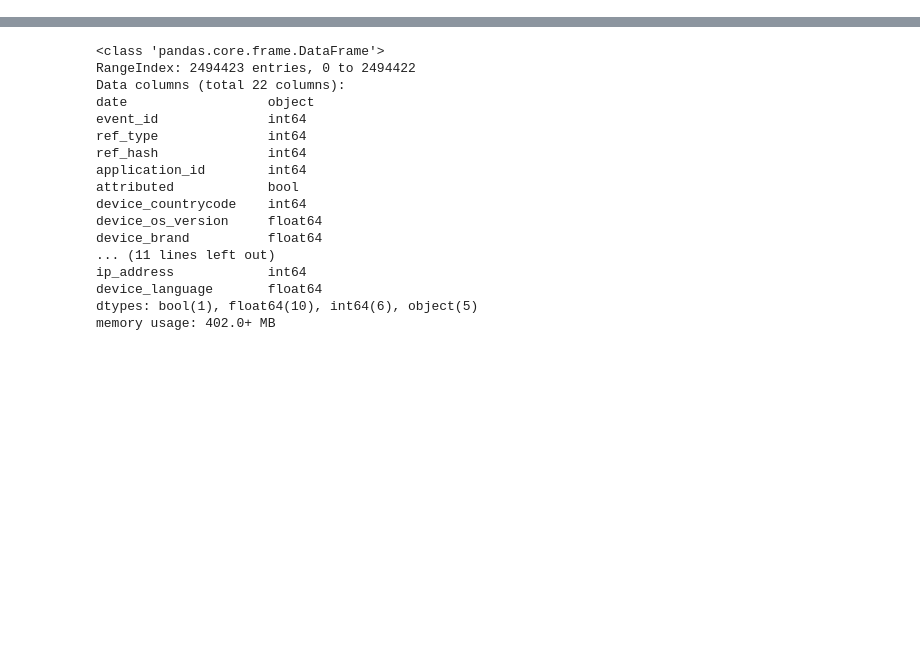
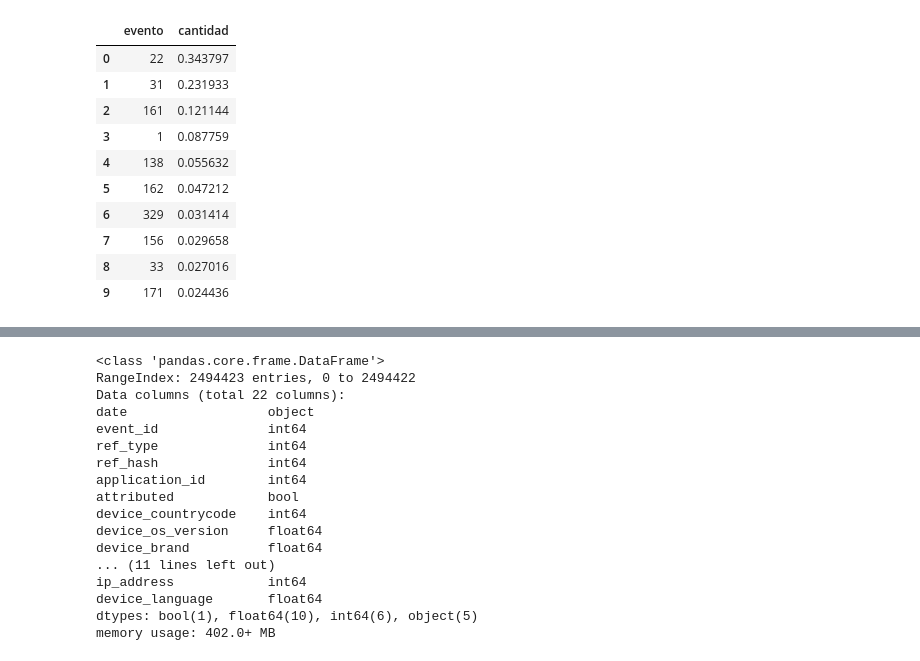
Before and after one commit to cruzpa95/Datos2019, a Jupyter notebook: events.ipynb, the cells around one changed output, grey strips where cells are left out. Saved outputs shown, nothing was run; the diff lists cells and outputs as text; code cells hidden in the pictures; blank space fills up the shorter version.

```diff
--- a/events.ipynb
+++ b/events.ipynb
@@ -9,0 +38,15 @@ eventos = pd.read_csv('../data/events.csv', low_memory=False)
+# %%
+top10Eventos['cantidad'] = top10Eventos['cantidad'] / cantidadTotalDeEventos
+top10Eventos
+# %% [output]
+|  | evento | cantidad |
+| 0 | 22 | 0.343797 |
+| 1 | 31 | 0.231933 |
+| 2 | 161 | 0.121144 |
+| 3 | 1 | 0.087759 |
+| 4 | 138 | 0.055632 |
+| 5 | 162 | 0.047212 |
+| 6 | 329 | 0.031414 |
+| 7 | 156 | 0.029658 |
+| 8 | 33 | 0.027016 |
+| 9 | 171 | 0.024436 |
```
Also changed, not shown: parts of 8 cells of this notebook, 1 other file.
